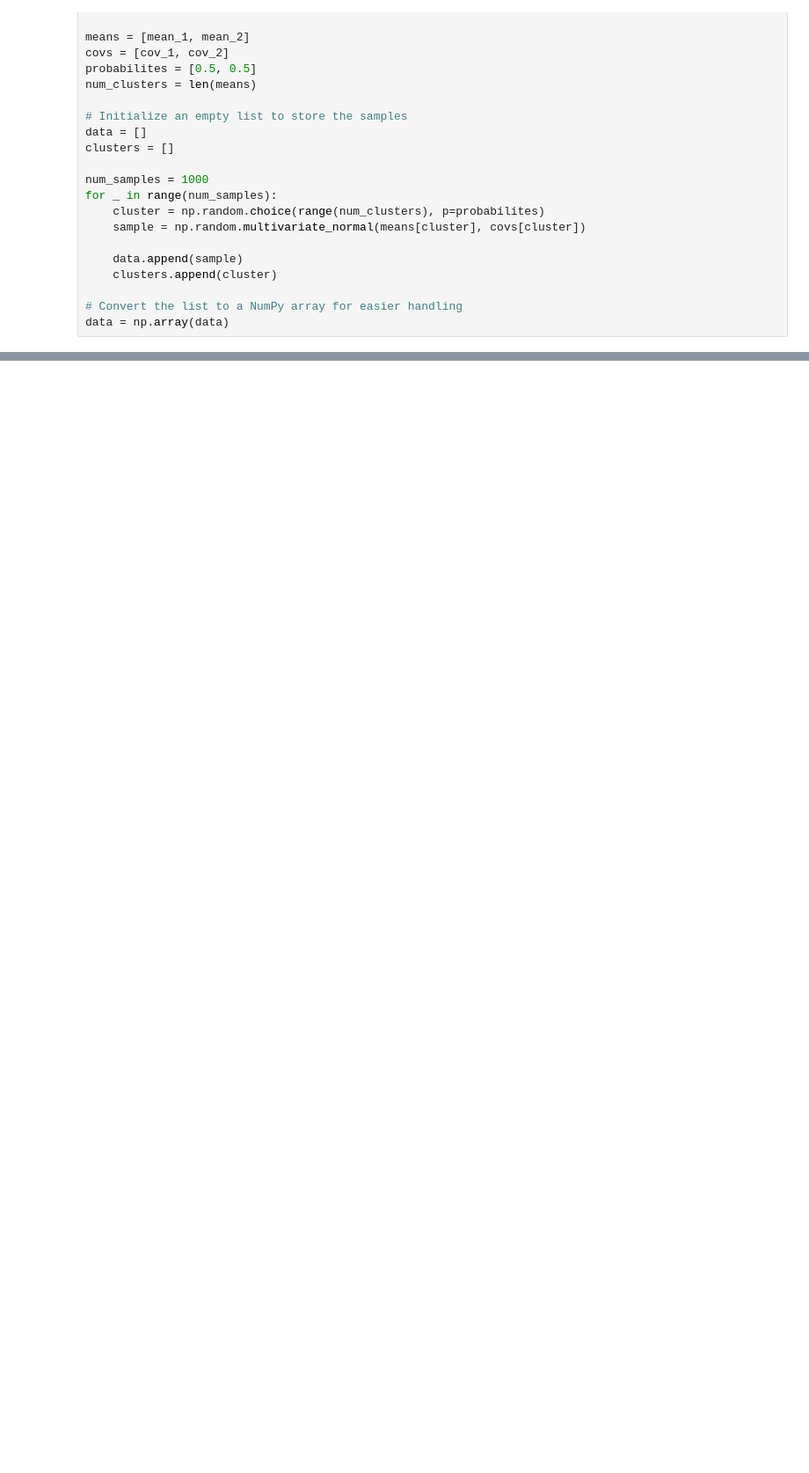
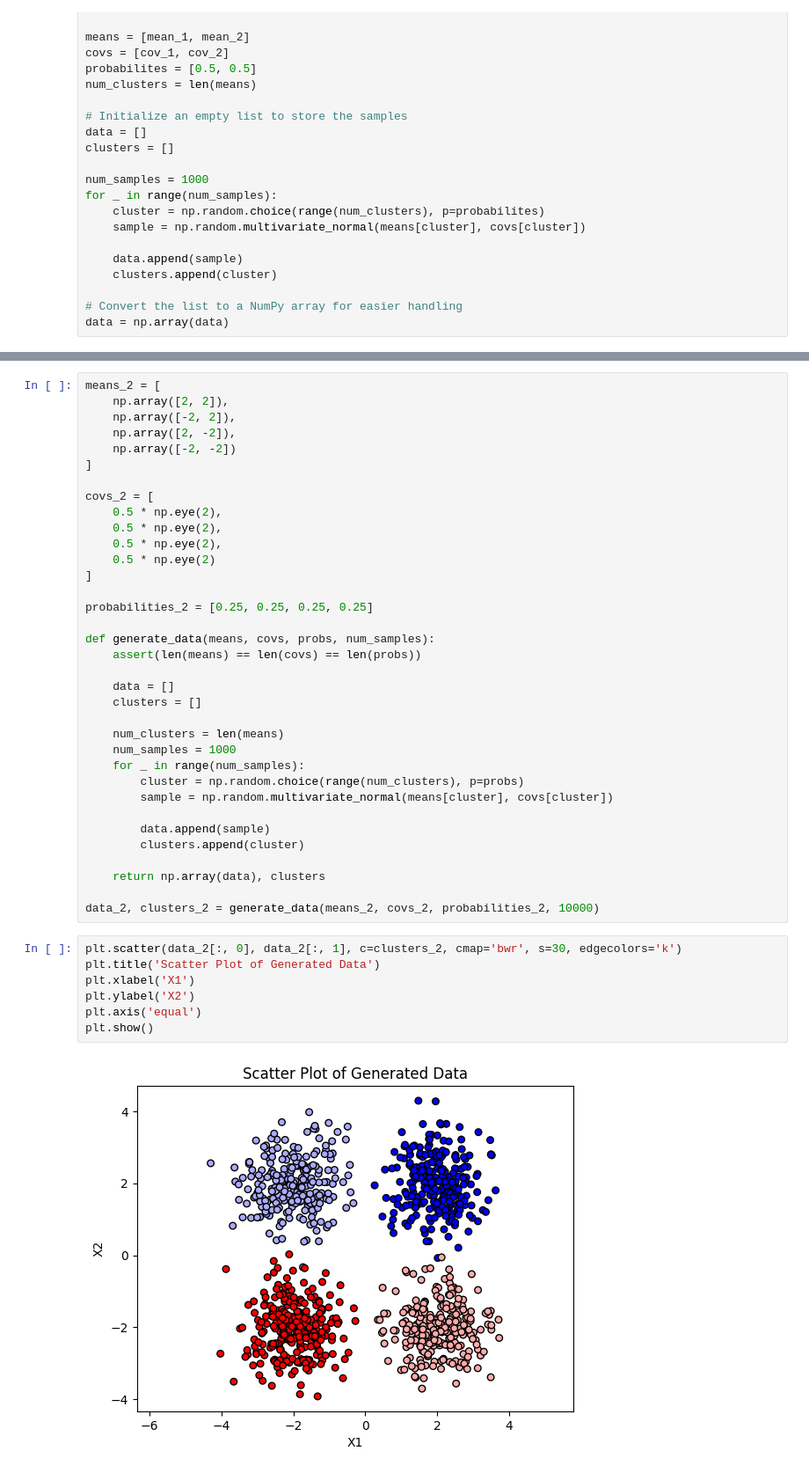
Before and after one commit to dtwil/clustering, a Jupyter notebook: supervised_cluster_pred.ipynb, the cells around one changed output, grey strips where cells are left out. Shown at 88% size. Drawn from its saved outputs; the diff is of its cells as text; blank space fills up the shorter version.

```diff
--- a/supervised_cluster_pred.ipynb
+++ b/supervised_cluster_pred.ipynb
@@ -170,0 +127,44 @@ NameError: name 'X' is not defined
+# %%
+means_2 = [
+    np.array([2, 2]),
+    np.array([-2, 2]),
+    np.array([2, -2]),
+    np.array([-2, -2])
+]
+
+covs_2 = [
+    0.5 * np.eye(2),
+    0.5 * np.eye(2),
+    0.5 * np.eye(2),
+    0.5 * np.eye(2)
+]
+
+probabilities_2 = [0.25, 0.25, 0.25, 0.25]
+
+def generate_data(means, covs, probs, num_samples):
+    assert(len(means) == len(covs) == len(probs))
+
+    data = []
+    clusters = []
+
+    num_clusters = len(means)
+    num_samples = 1000
+    for _ in range(num_samples):
+        cluster = np.random.choice(range(num_clusters), p=probs)
+        sample = np.random.multivariate_normal(means[cluster], covs[cluster])
+
+        data.append(sample)
+        clusters.append(cluster)
+
+    return np.array(data), clusters
+
+data_2, clusters_2 = generate_data(means_2, covs_2, probabilities_2, 10000)
+# %%
+plt.scatter(data_2[:, 0], data_2[:, 1], c=clusters_2, cmap='bwr', s=30, edgecolors='k')
+plt.title('Scatter Plot of Generated Data')
+plt.xlabel('X1')
+plt.ylabel('X2')
+plt.axis('equal')
+plt.show()
+# %% [output]
+[figure, added]
```
Also changed, not shown: parts of 10 cells of this notebook.
